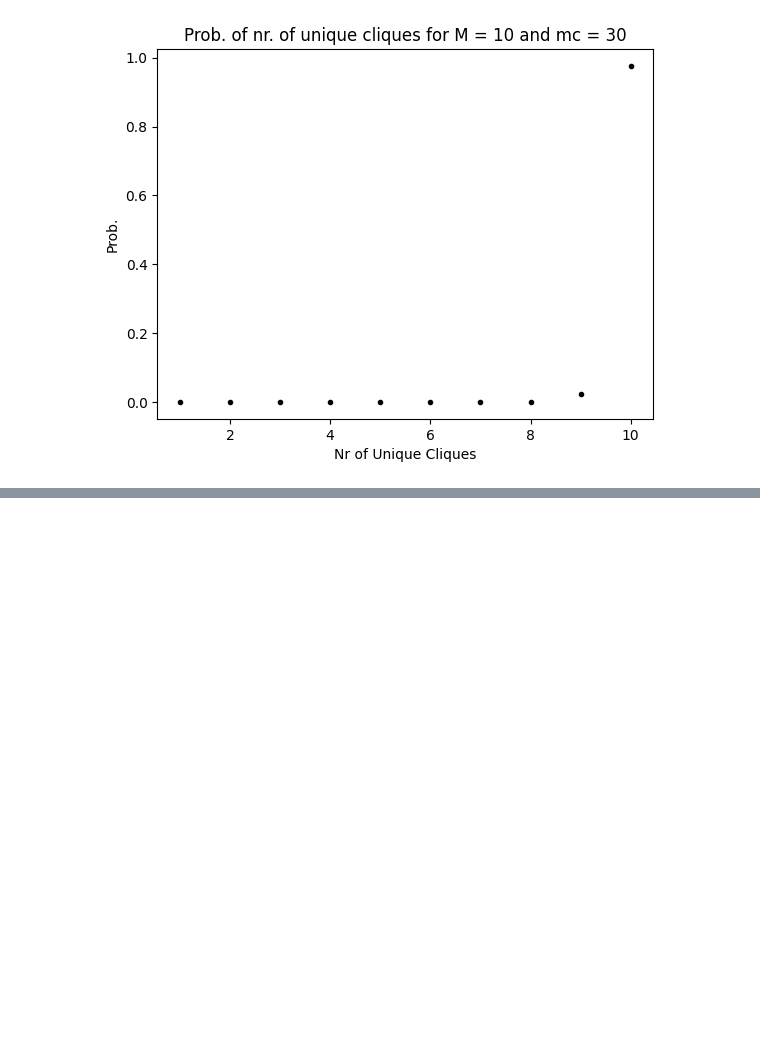
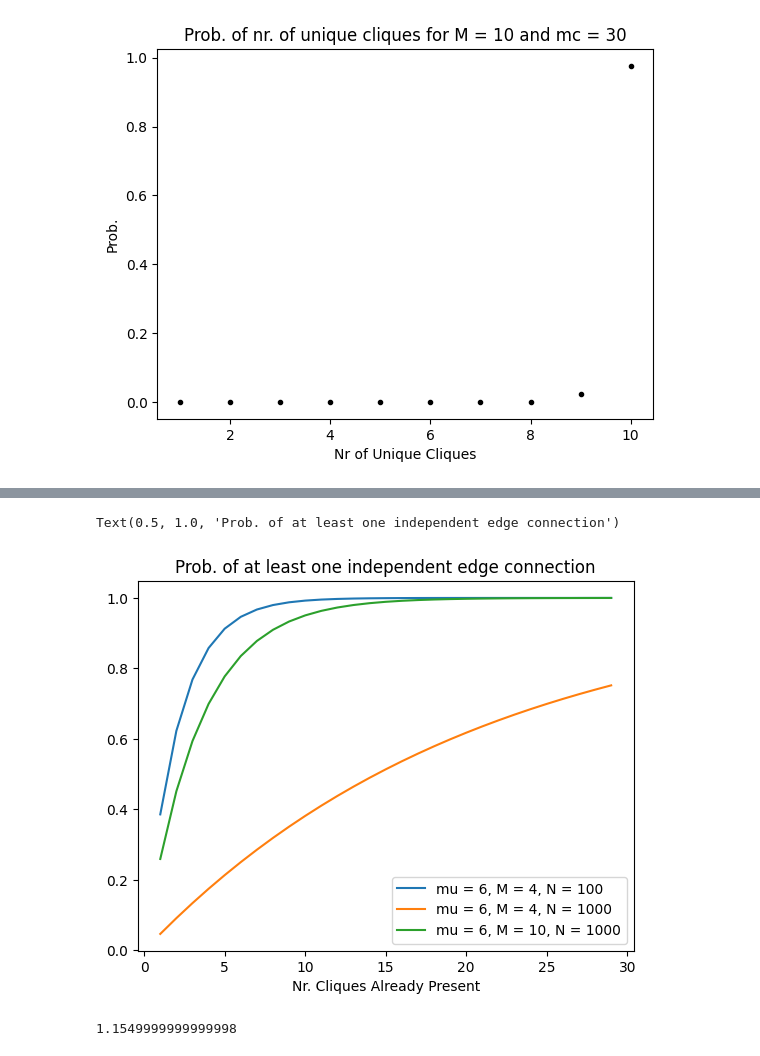
Before and after one commit to AlfredBendtzonHansen/het-measles, a Jupyter notebook: Network_Prob.ipynb, the cells around one changed output, grey strips where cells are left out. Cells and saved outputs as stored; diff of their text form; code cells hidden in the pictures; blank space fills up the shorter version.

```diff
--- a/Network_Prob.ipynb
+++ b/Network_Prob.ipynb
@@ -61,9 +61,12 @@ def sum_prob(N_cliques, M):
     return all_conf
 
 #Prob of connecting to newly added clique (atleast one connection)
-#def clique_connect()
-"""
- lambda_edge: Freq. of poisson dist. of degrees (pos. float)
- N : Nodes in system (int)
- cut_off : cut off for sums that go to inf otherwise
-"""
+def poisson_clique_connect(mu, M, h, N):
+    """
+    mu: Freq. of poisson dist. of degrees (pos. float)
+    M : Clique size
+    h: number of cliques already in system
+    N: numbe rof nodes in network
+    """
+    m = N*mu #since m = N sum_k k*p_k and is mean of dist. = mu for poisson
+    return 1- (1- mu**2/(2*m -1))**(M**2*h)
@@ -110,0 +108,19 @@ array([0, 1, 2, 3, 4])
+# %%
+hs = np.arange(1,30)
+
+plt.figure()
+plt.plot(hs, [poisson_clique_connect(6, 4, i, 100) for i in hs], label = "mu = 6, M = 4, N = 100")
+plt.plot(hs, [poisson_clique_connect(6, 4, i, 1000) for i in hs], label = "mu = 6, M = 4, N = 1000")
+plt.plot(hs, [poisson_clique_connect(6, 10, i, 1000) for i in hs], label = "mu = 6, M = 10, N = 1000")
+plt.legend()
+plt.xlabel("Nr. Cliques Already Present")
+plt.title("Prob. of at least one independent edge connection")
+# %% [output]
+Text(0.5, 1.0, 'Prob. of at least one independent edge connection')
+[figure, added]
+# %%
+a = 0.7
+b = 0.7
+(a + (1-a)*b + (1-b)*a + b + a*b)/2
+# %% [output]
+1.1549999999999998
```
Also changed, not shown: parts of 3 cells of this notebook, 3 other files.
